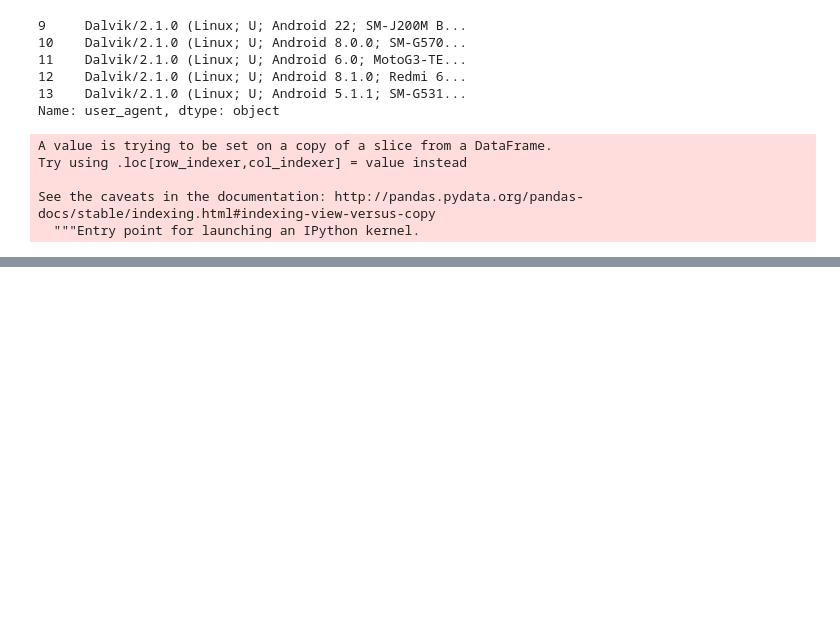
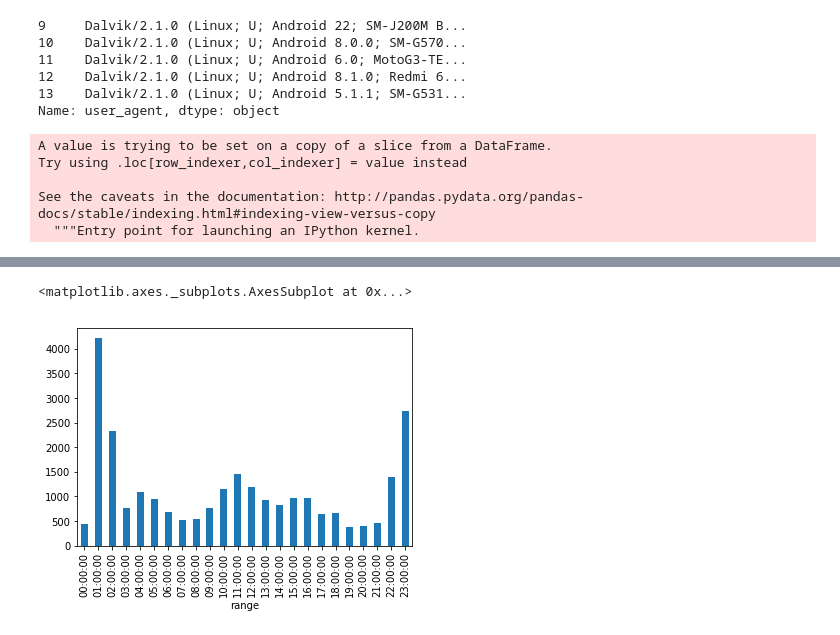
Before and after one commit to MartinRosasSommer/Datos2019, a Jupyter notebook: Analisis 1.ipynb, the cells around one changed output, grey strips where cells are left out. Drawn from its saved outputs; the diff is of its cells as text; code cells hidden in the pictures; blank space fills up the shorter version.

Commit message:
Add graph clicks by hour

```diff
--- a/Analisis 1.ipynb
+++ b/Analisis 1.ipynb
@@ -359,0 +366,4 @@ Name: brand, dtype: int64
+# %%
+clicks['range'] = pd.to_datetime(clicks['created']).dt.floor('60T').dt.time
+# %%
+clicksIn60Min = clicks.groupby(["range"])["range"].count()
@@ -359,0 +390,5 @@ Name: brand, dtype: int64
+# %%
+clicksIn60Min.plot.bar()
+# %% [output]
+<matplotlib.axes._subplots.AxesSubplot at 0x...>
+[figure, added]
```
Also changed, not shown: parts of 7 cells of this notebook.
